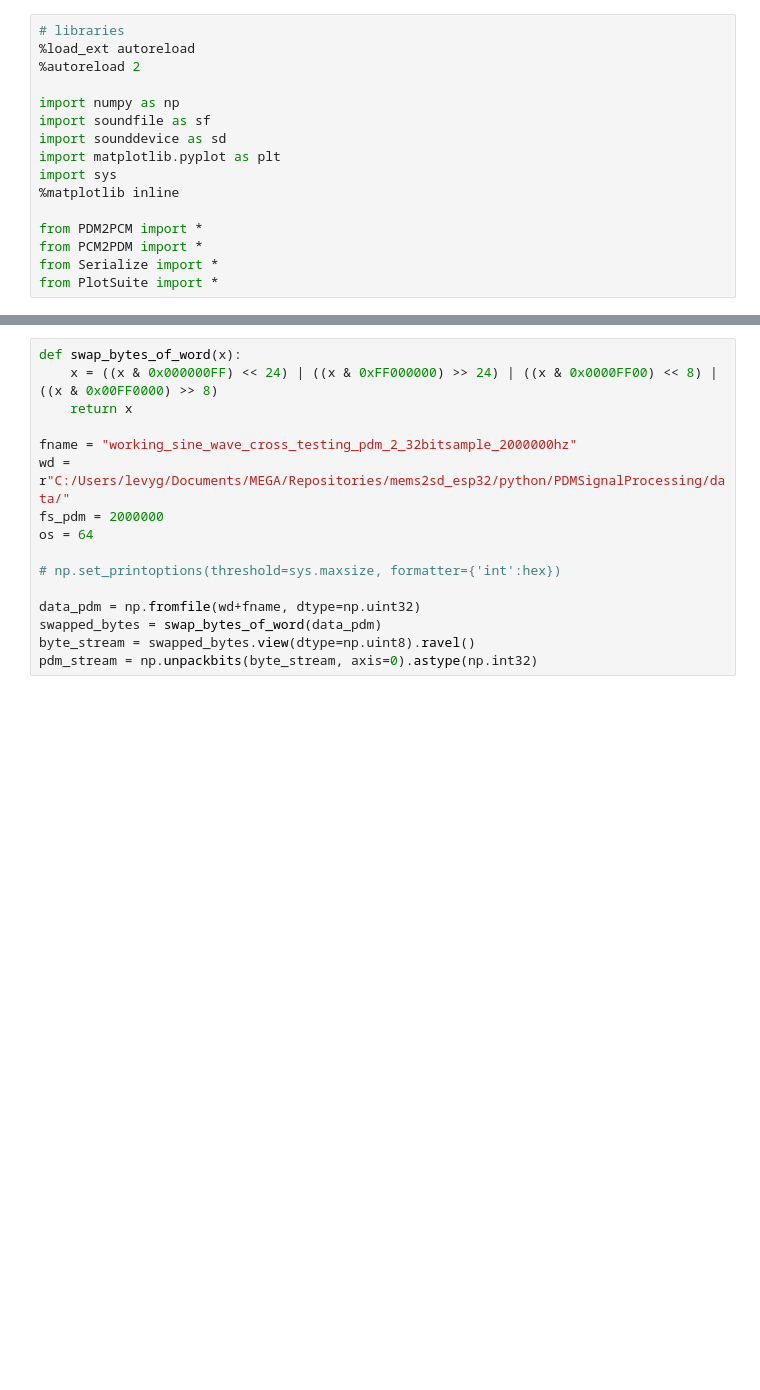
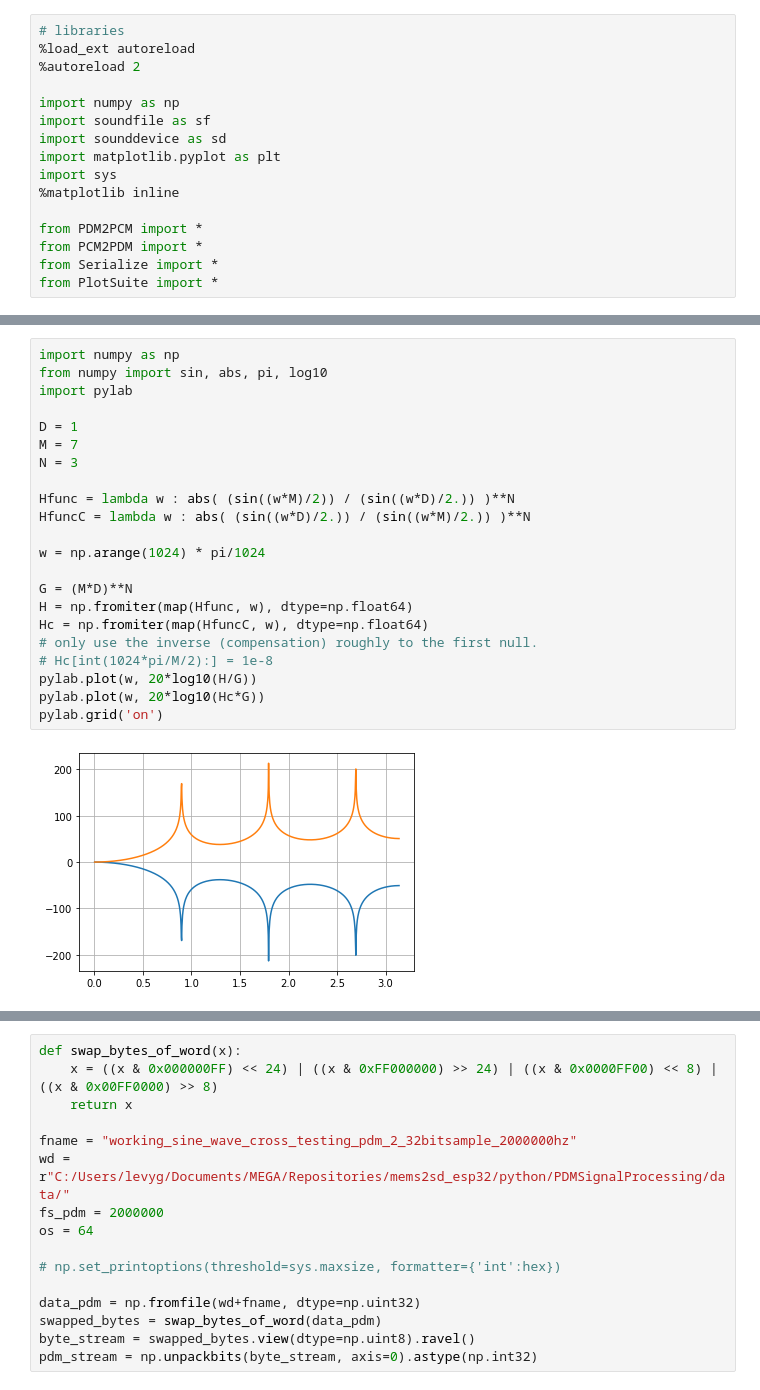
Before and after one commit to Lwao/mems2sd_esp32, a Jupyter notebook: python/PDMSignalProcessing/SineWaveCrossTesting.ipynb, the cells around one changed output, grey strips where cells are left out. Cells and saved outputs as stored; diff of their text form; blank space fills up the shorter version.

```diff
--- a/python/PDMSignalProcessing/SineWaveCrossTesting.ipynb
+++ b/python/PDMSignalProcessing/SineWaveCrossTesting.ipynb
@@ -16,0 +69,24 @@ from PlotSuite import *
+# %%
+import numpy as np
+from numpy import sin, abs, pi, log10
+import pylab
+
+D = 1
+M = 7
+N = 3
+
+Hfunc = lambda w : abs( (sin((w*M)/2)) / (sin((w*D)/2.)) )**N
+HfuncC = lambda w : abs( (sin((w*D)/2.)) / (sin((w*M)/2.)) )**N
+
+w = np.arange(1024) * pi/1024
+
+G = (M*D)**N
+H = np.fromiter(map(Hfunc, w), dtype=np.float64)
+Hc = np.fromiter(map(HfuncC, w), dtype=np.float64)
+# only use the inverse (compensation) roughly to the first null.
+# Hc[int(1024*pi/M/2):] = 1e-8
+pylab.plot(w, 20*log10(H/G))
+pylab.plot(w, 20*log10(Hc*G))
+pylab.grid('on')
+# %% [output]
+[figure, added]
```
Also changed, not shown: parts of 4 cells of this notebook, 1 other file.
